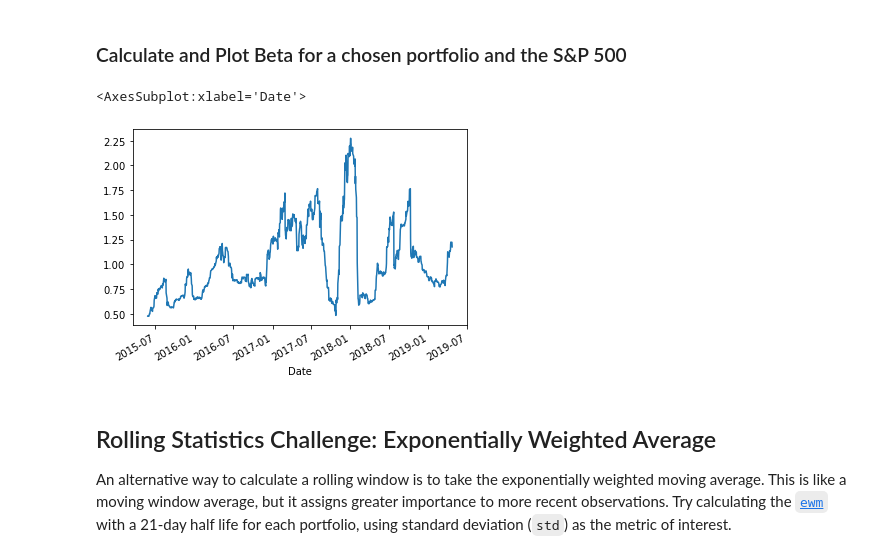
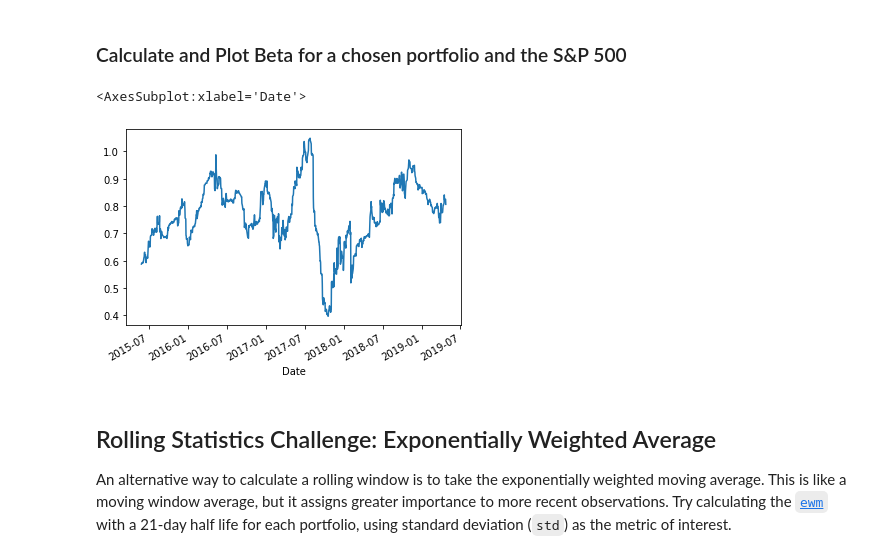
Before and after one commit to jdonnelly0804/Module-4-Challenge, a Jupyter notebook: whale_analysis.ipynb, the cells around one changed output. Saved outputs shown, nothing was run; the diff lists cells and outputs as text; code cells hidden in the pictures.

Commit message:
just need to do rolling beta

```diff
--- a/whale_analysis.ipynb
+++ b/whale_analysis.ipynb
@@ -257,16 +257,16 @@ correlation
 ### Calculate and Plot Beta for a chosen portfolio and the S&P 500
 # %%
 # Calculate covariance of a single portfolio
-soros_cov = combined_df['SOROS FUND MANAGEMENT LLC'].rolling(window=60).cov()
+soros_cov = combined_df['SOROS FUND MANAGEMENT LLC'].rolling(window=60).cov(combined_df['SP500 Returns'])
 # Calculate variance of S&P 500
 variance = combined_df['SP500 Returns'].rolling(window=60).var()
 # Computing beta
 beta = soros_cov/variance
 # Plot beta trend
 beta.plot()
 # %% [output]
 <AxesSubplot:xlabel='Date'>
-[figure, old version]
+[figure, new version]
 # %% [markdown]
 ## Rolling Statistics Challenge: Exponentially Weighted Average
 
```
Also changed, not shown: parts of 6 cells of this notebook.
